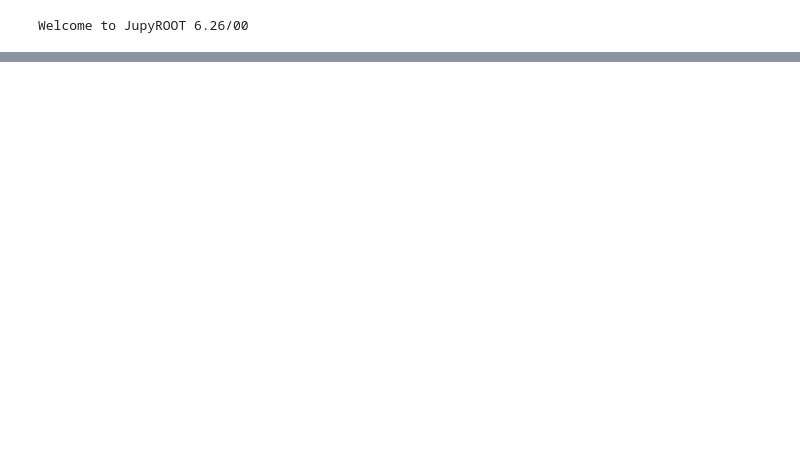
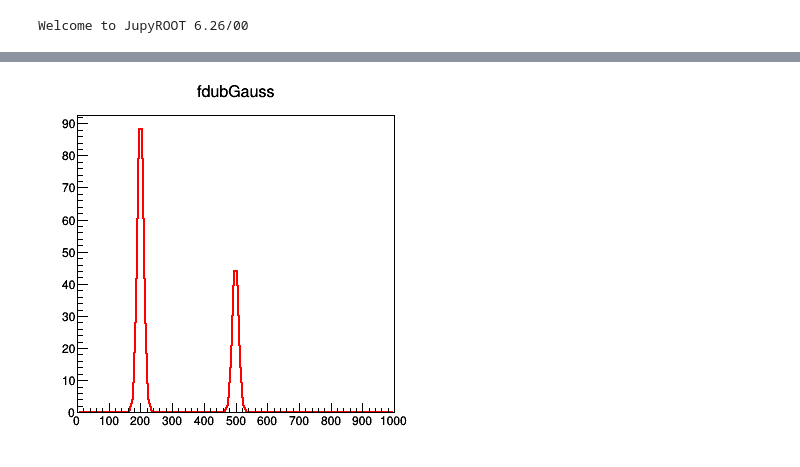
Before and after one commit to austindsc/cf4_geant4, a Jupyter notebook: anaScripts/compRho.ipynb, the cells around one changed output, grey strips where cells are left out. Drawn from its saved outputs; the diff is of its cells as text; code cells hidden in the pictures; blank space fills up the shorter version.

```diff
--- a/anaScripts/compRho.ipynb
+++ b/anaScripts/compRho.ipynb
@@ -39,0 +154,13 @@ TFile**         testFile.root
+# %%
+ct = TCanvas("ct", "ct", 400, 400)
+
+fdubGauss = TF1("fdubGauss", "gaus(0) + gaus(3)")
+# fdubGauss.SetParNames("c1, mean1, sig1")
+
+ff2 = TF1("ff2", "fdubGauss", 0, 1000)
+ff2.SetParameters(100, 200, 10, 50, 500, 10)
+ff2.Draw("l")
+
+ct.Draw()
+# %% [output]
+[figure, added]
```
Also changed, not shown: parts of 13 cells of this notebook, 5 other files.
